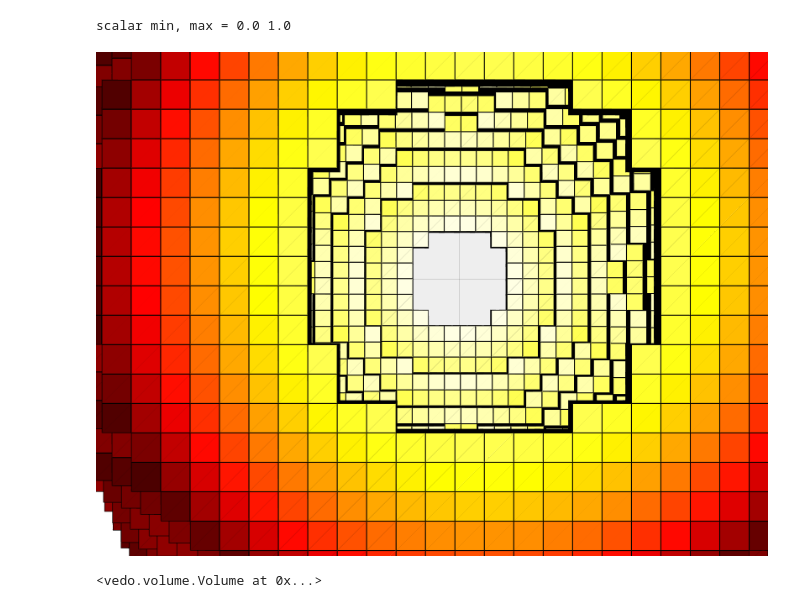
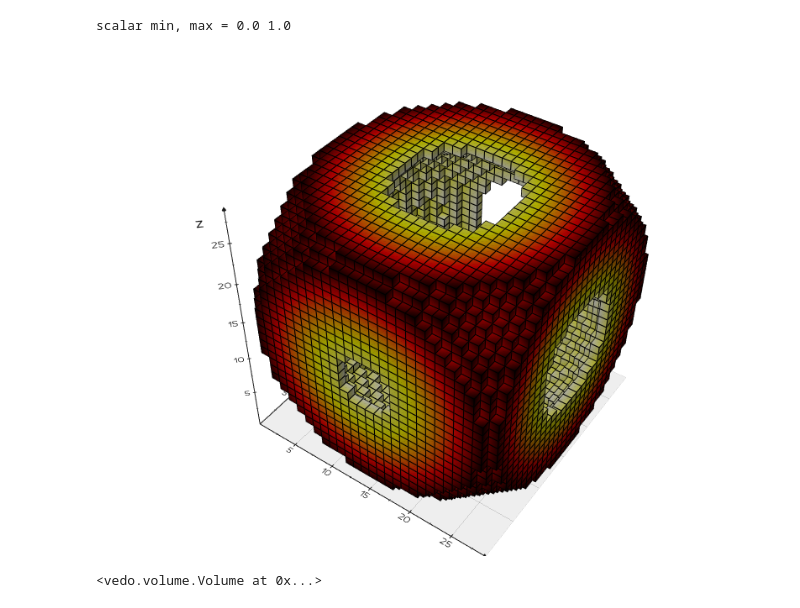
Before and after one commit to marcomusy/vedo, a Jupyter notebook: examples/notebooks/numpy2volume.ipynb, the cells around one changed output. Saved outputs shown, nothing was run; the diff lists cells and outputs as text; code cells hidden in the pictures.

```diff
--- a/examples/notebooks/numpy2volume.ipynb
+++ b/examples/notebooks/numpy2volume.ipynb
@@ -1,25 +1,25 @@
 # %%
 # Make a Volume from a numpy object
 #
 import numpy as np
 from vedo import *
 
 settings.default_backend = '2d' # or k3d, 2d, or vtk
 
 X, Y, Z = np.mgrid[:30, :30, :30]
 
 # scaled distance from the center at (15, 15, 15)
 scalar_field = ((X-15)**2 + (Y-15)**2 + (Z-15)**2)/225/3
 print('scalar min, max =', np.min(scalar_field), np.max(scalar_field))
 
 vol = Volume(scalar_field)
 lego = vol.legosurface(vmin=.3, vmax=.6)
 lego.cmap("hot_r")
 
-show(lego, axes=1)
+show(lego, axes=1, zoom=1.1, viewup='z')
 # %% [output]
 scalar min, max = 0.0 1.0
-[figure, old version]
+[figure, new version]
 # %%
 vol
 # %% [output]
```
Also changed, not shown: 16 other files.
